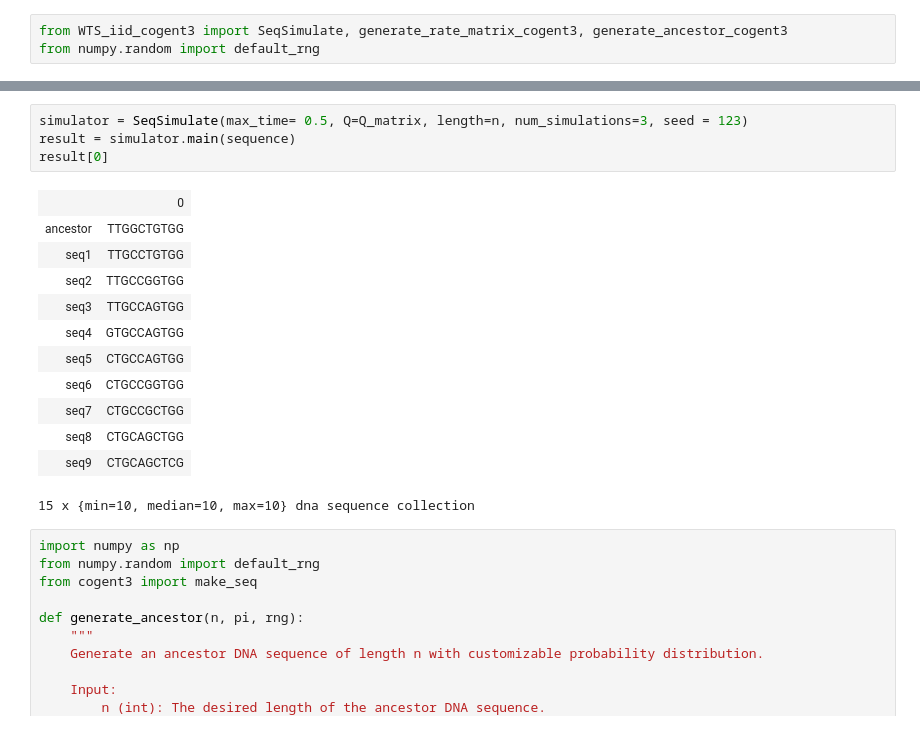
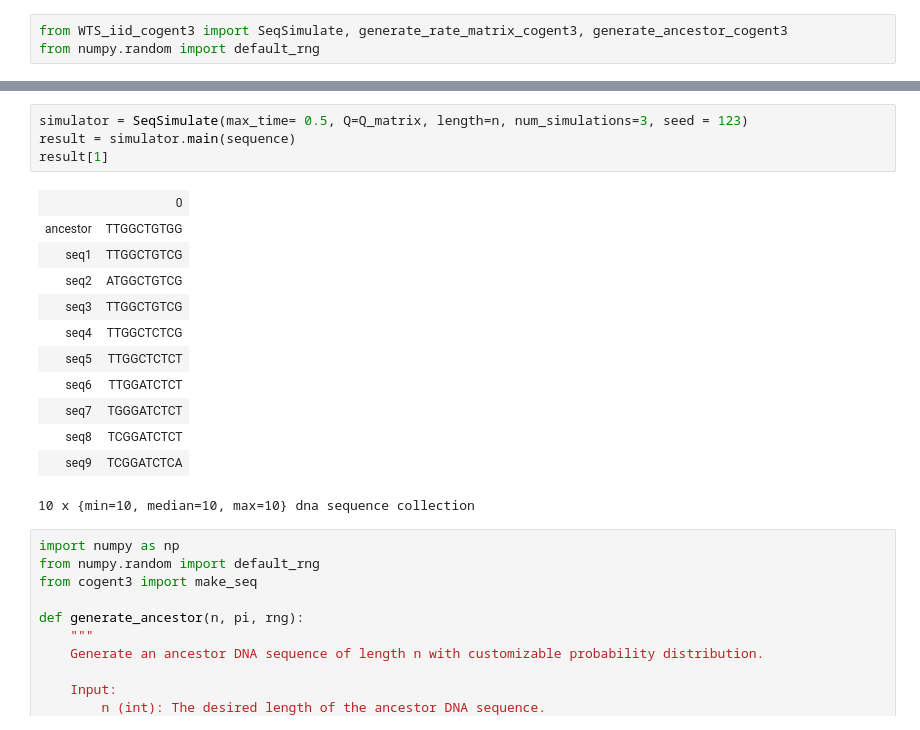
Before and after one commit to GavinHuttley/PuningAnalysis, a Jupyter notebook: src/simulation/DSA4199_DNA_Simulation_processed_doc.ipynb, the cells around one changed output, grey strips where cells are left out. Saved outputs shown, nothing was run; the diff lists cells and outputs as text.

```diff
--- a/src/simulation/DSA4199_DNA_Simulation_processed_doc.ipynb
+++ b/src/simulation/DSA4199_DNA_Simulation_processed_doc.ipynb
@@ -1372,20 +1366,20 @@ DnaSequence, length=10
 # %%
 simulator = SeqSimulate(max_time= 0.5, Q=Q_matrix, length=n, num_simulations=3, seed = 123)
 result = simulator.main(sequence)
-result[0]
+result[1]
 # %% [output]
 |  | 0 |
 | ancestor | TTGGCTGTGG |
-| seq1 | TTGCCTGTGG |
-| seq2 | TTGCCGGTGG |
-| seq3 | TTGCCAGTGG |
-| seq4 | GTGCCAGTGG |
-| seq5 | CTGCCAGTGG |
-| seq6 | CTGCCGGTGG |
-| seq7 | CTGCCGCTGG |
-| seq8 | CTGCAGCTGG |
-| seq9 | CTGCAGCTCG |
+| seq1 | TTGGCTGTCG |
+| seq2 | ATGGCTGTCG |
+| seq3 | TTGGCTGTCG |
+| seq4 | TTGGCTCTCG |
+| seq5 | TTGGCTCTCT |
+| seq6 | TTGGATCTCT |
+| seq7 | TGGGATCTCT |
+| seq8 | TCGGATCTCT |
+| seq9 | TCGGATCTCA |
-15 x {min=10, median=10, max=10} dna sequence collection
+10 x {min=10, median=10, max=10} dna sequence collection
 # %%
 import numpy as np
 from numpy.random import default_rng
```
Also changed, not shown: parts of 1 cell of this notebook, 2 other files.
